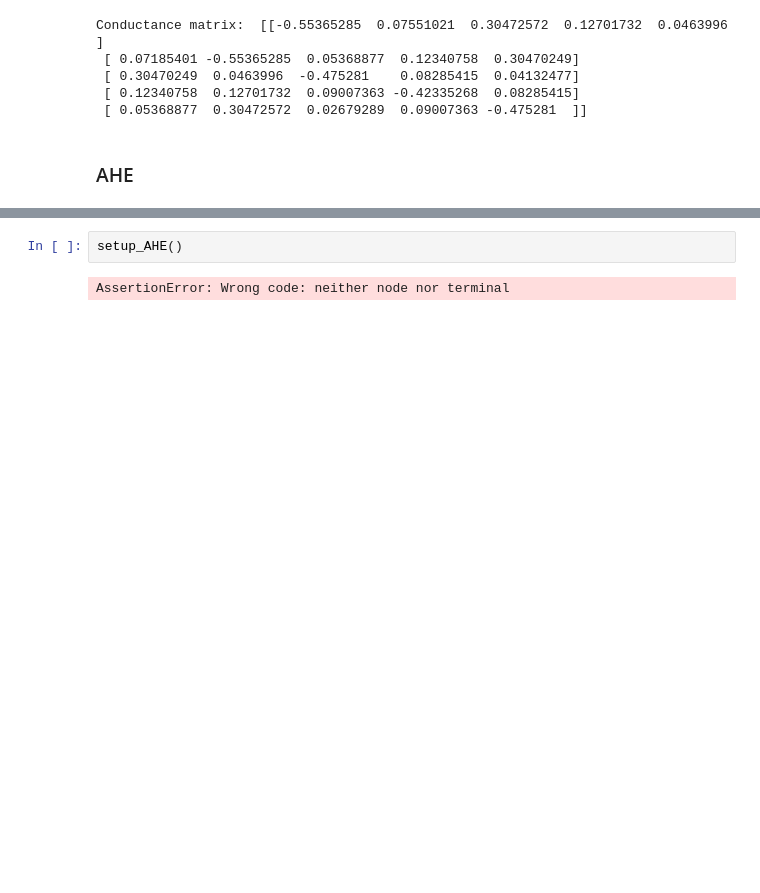
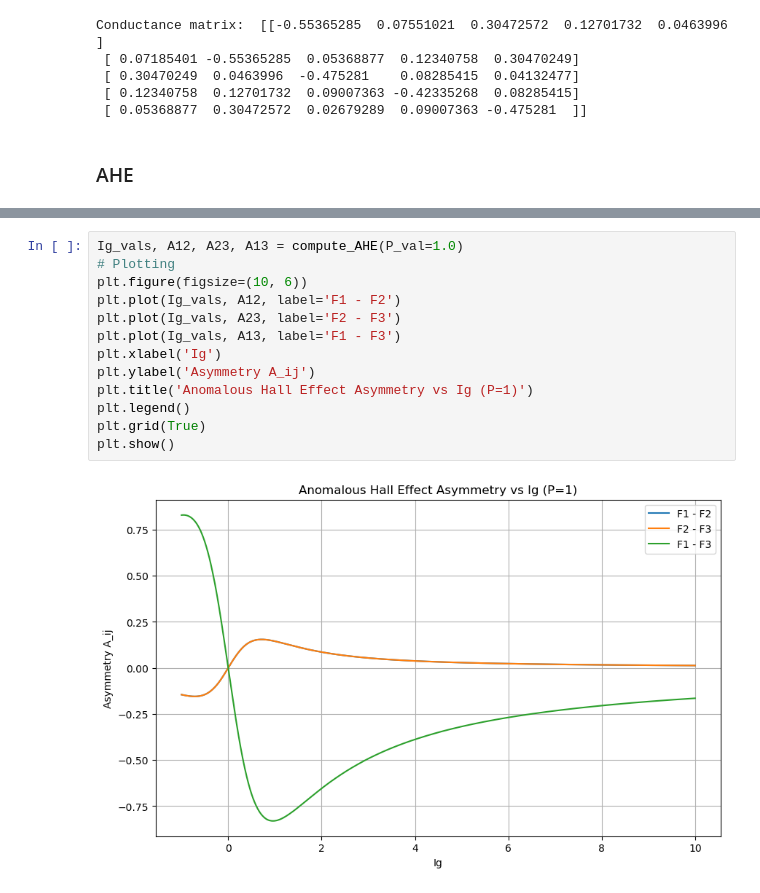
Before and after one commit to Maxim1920/Quantum_Transport, a Jupyter notebook: CodeDescriptionQuantumCircuits/Organized for students/code/Task 4.ipynb, the cells around one changed output, grey strips where cells are left out. Drawn from its saved outputs; the diff is of its cells as text; blank space fills up the shorter version.

```diff
--- a/CodeDescriptionQuantumCircuits/Organized for students/code/Task 4.ipynb
+++ b/CodeDescriptionQuantumCircuits/Organized for students/code/Task 4.ipynb
@@ -77,4 +114,15 @@ def setup_AHE():
 # %%
-setup_AHE()
+Ig_vals, A12, A23, A13 = compute_AHE(P_val=1.0)
+# Plotting
+plt.figure(figsize=(10, 6))
+plt.plot(Ig_vals, A12, label='F1 - F2')
+plt.plot(Ig_vals, A23, label='F2 - F3')
+plt.plot(Ig_vals, A13, label='F1 - F3')
+plt.xlabel('Ig')
+plt.ylabel('Asymmetry A_ij')
+plt.title('Anomalous Hall Effect Asymmetry vs Ig (P=1)')
+plt.legend()
+plt.grid(True)
+plt.show()
 # %% [output]
-AssertionError: Wrong code: neither node nor terminal
+[figure, added]
```
Also changed, not shown: parts of 6 cells of this notebook.
